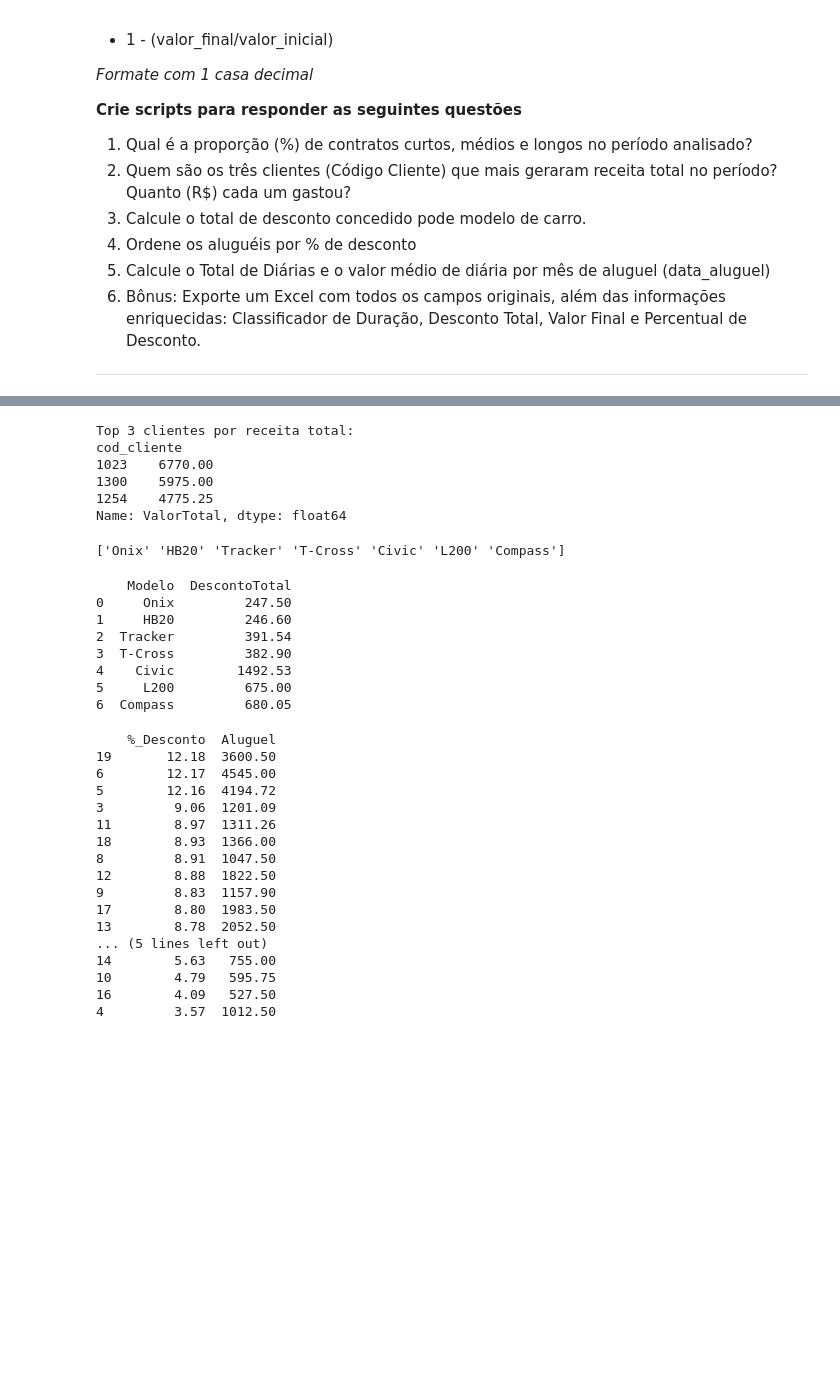
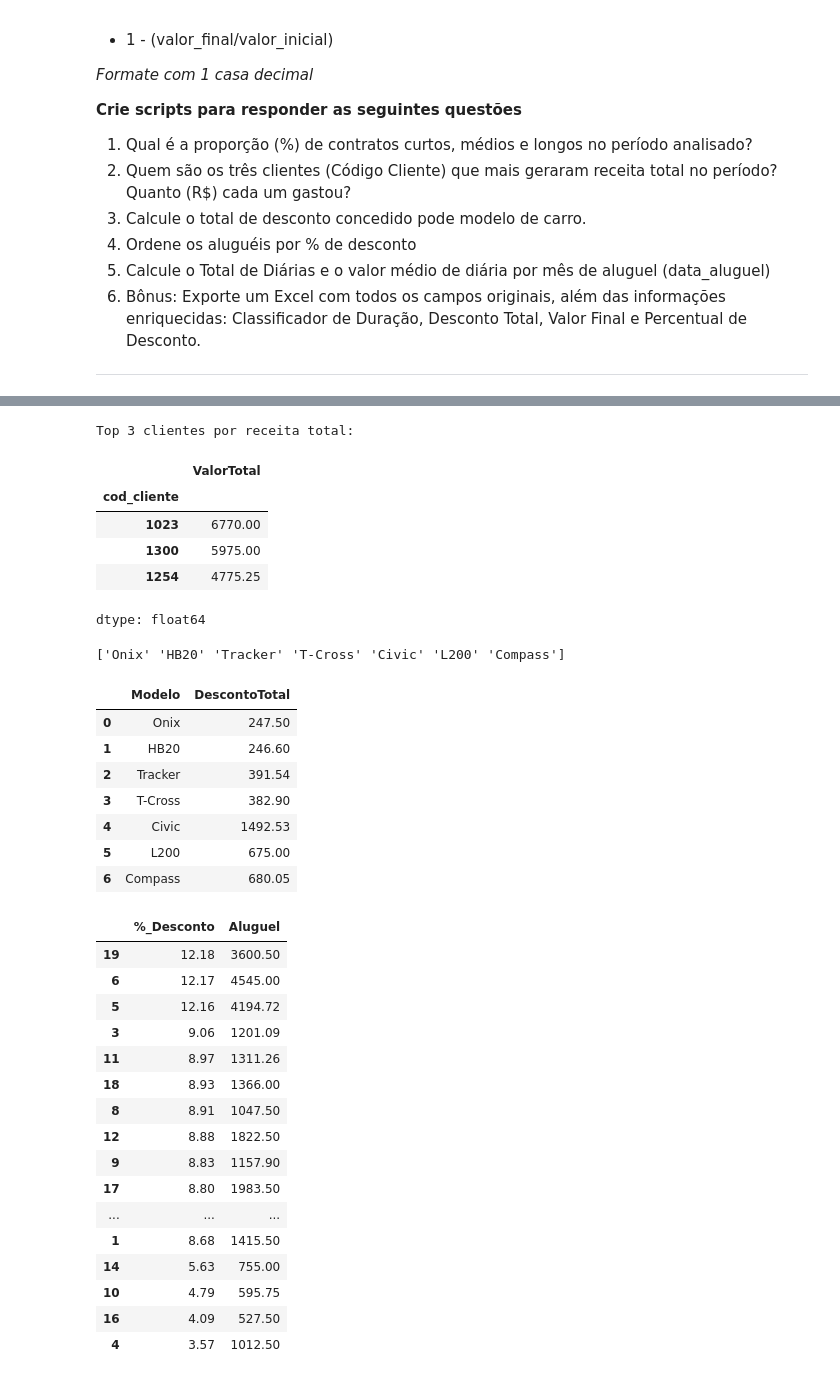
Before and after one commit to ResidenciaSerratecDados/AnaliseDadosPython, a Jupyter notebook: Tempo_Carros/Pandas_Series_Dataframes.ipynb, the cells around one changed output, grey strips where cells are left out. Cells and saved outputs as stored; diff of their text form; code cells hidden in the pictures; blank space fills up the shorter version.

```diff
--- a/Tempo_Carros/Pandas_Series_Dataframes.ipynb
+++ b/Tempo_Carros/Pandas_Series_Dataframes.ipynb
@@ -1091,14 +1096,15 @@ top_clients = df.groupby('cod_cliente')['ValorTotal'].sum().sort_values(ascendin
 
 # Print the top 3 clients and their total revenue
 print("Top 3 clientes por receita total:")
-print(top_clients)
+top_clients.head()
 # %% [output]
 Top 3 clientes por receita total:
-cod_cliente
-1023    6770.00
-1300    5975.00
-1254    4775.25
-Name: ValorTotal, dtype: float64
+|  | ValorTotal |
+| cod_cliente |  |
+| 1023 | 6770.00 |
+| 1300 | 5975.00 |
+| 1254 | 4775.25 |
+dtype: float64
 # %%
 ModeloCarros = df['modelo'].unique()
 print(ModeloCarros)
@@ -1121,49 +1127,49 @@ tabelmodels = {
 }
 
 df_tabelmodels = pd.DataFrame(tabelmodels)
-print(df_tabelmodels)
+df_tabelmodels.head(7)
 # %% [output]
-    Modelo  DescontoTotal
-0     Onix         247.50
-1     HB20         246.60
-2  Tracker         391.54
-3  T-Cross         382.90
-4    Civic        1492.53
-5     L200         675.00
-6  Compass         680.05
+|  | Modelo | DescontoTotal |
+| 0 | Onix | 247.50 |
+| 1 | HB20 | 246.60 |
+| 2 | Tracker | 391.54 |
+| 3 | T-Cross | 382.90 |
+| 4 | Civic | 1492.53 |
+| 5 | L200 | 675.00 |
+| 6 | Compass | 680.05 |
 # %%
 # Questão 4 - Ordene os aluguéis por % de desconto
 
 percentual_sorted_df = df.sort_values(by='PercentualDesconto', ascending=False)
 
 # Select only the 'PercentualDesconto' column as a Series
 percentual = percentual_sorted_df['PercentualDesconto']
 
 # The 'ValorFinal' column already is a Series
 aluguel = percentual_sorted_df['ValorFinal']
 
 table = {'%_Desconto': percentual, 'Aluguel': aluguel}
 grade = pd.DataFrame(table)
 
-print(grade)
+grade.head(20)
 # %% [output]
-    %_Desconto  Aluguel
-19       12.18  3600.50
-6        12.17  4545.00
-5        12.16  4194.72
-3         9.06  1201.09
-11        8.97  1311.26
-18        8.93  1366.00
-8         8.91  1047.50
-12        8.88  1822.50
-9         8.83  1157.90
-17        8.80  1983.50
-13        8.78  2052.50
-... (5 lines left out)
-14        5.63   755.00
-10        4.79   595.75
-16        4.09   527.50
-4         3.57  1012.50
+|  | %_Desconto | Aluguel |
+| 19 | 12.18 | 3600.50 |
+| 6 | 12.17 | 4545.00 |
+| 5 | 12.16 | 4194.72 |
+| 3 | 9.06 | 1201.09 |
+| 11 | 8.97 | 1311.26 |
+| 18 | 8.93 | 1366.00 |
+| 8 | 8.91 | 1047.50 |
+| 12 | 8.88 | 1822.50 |
+| 9 | 8.83 | 1157.90 |
+| 17 | 8.80 | 1983.50 |
+| ... | ... | ... |
+| 1 | 8.68 | 1415.50 |
+| 14 | 5.63 | 755.00 |
+| 10 | 4.79 | 595.75 |
+| 16 | 4.09 | 527.50 |
+| 4 | 3.57 | 1012.50 |
 # %%
 #Questão 5 - Média de Diárias por mês
 
```
Also changed, not shown: parts of 2 cells of this notebook, 1 other file.
